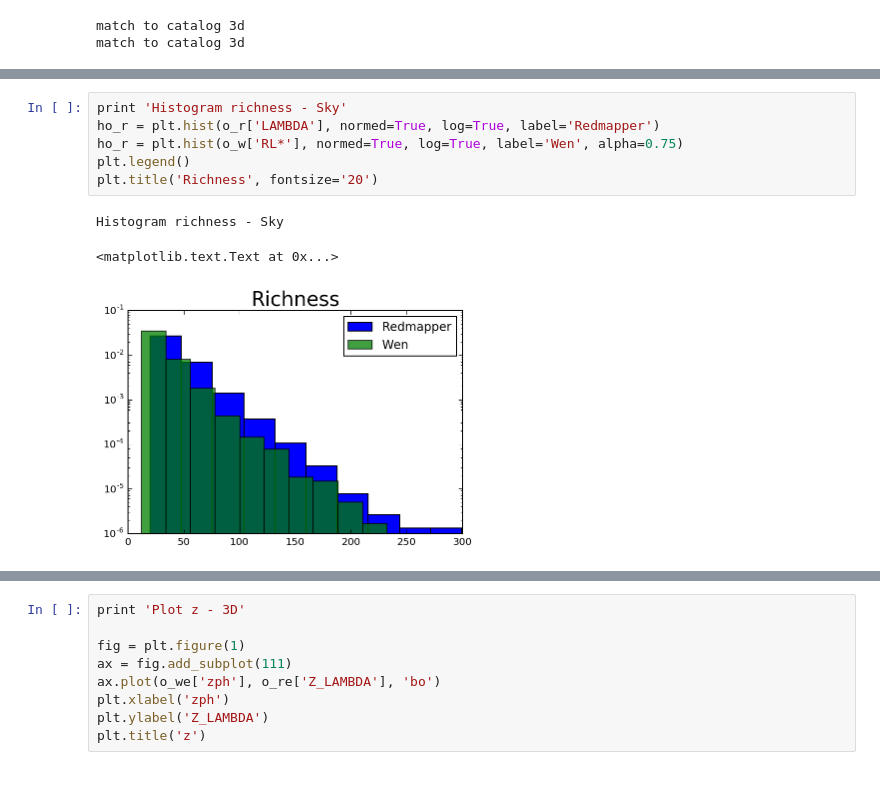
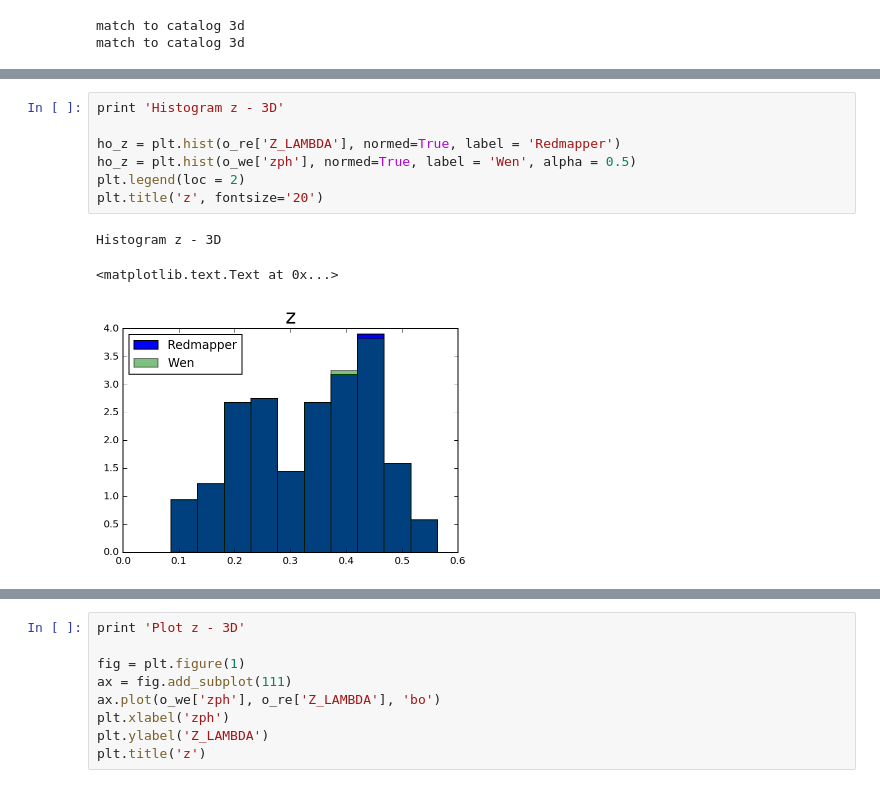
Before and after one commit to clusteron/comparison, a Jupyter notebook: table.ipynb, the cells around one changed output, grey strips where cells are left out. Cells and saved outputs as stored; diff of their text form.

Commit message:
acrescentando novos plots e novos dados

```diff
--- a/table.ipynb
+++ b/table.ipynb
@@ -183,10 +292,11 @@ Plot z - Sky
 # %%
-print 'Histogram richness - Sky'
-ho_r = plt.hist(o_r['LAMBDA'], normed=True, log=True, label='Redmapper')
-ho_r = plt.hist(o_w['RL*'], normed=True, log=True, label='Wen', alpha=0.75)
-plt.legend()
-plt.title('Richness', fontsize='20')
+print 'Histogram z - 3D'
+
+ho_z = plt.hist(o_re['Z_LAMBDA'], normed=True, label = 'Redmapper')
+ho_z = plt.hist(o_we['zph'], normed=True, label = 'Wen', alpha = 0.5)
+plt.legend(loc = 2)
+plt.title('z', fontsize='20')
 # %% [output]
-Histogram richness - Sky
+Histogram z - 3D
 <matplotlib.text.Text at 0x...>
-[figure, old version]
+[figure, new version]
```
Also changed, not shown: parts of 17 cells of this notebook.
